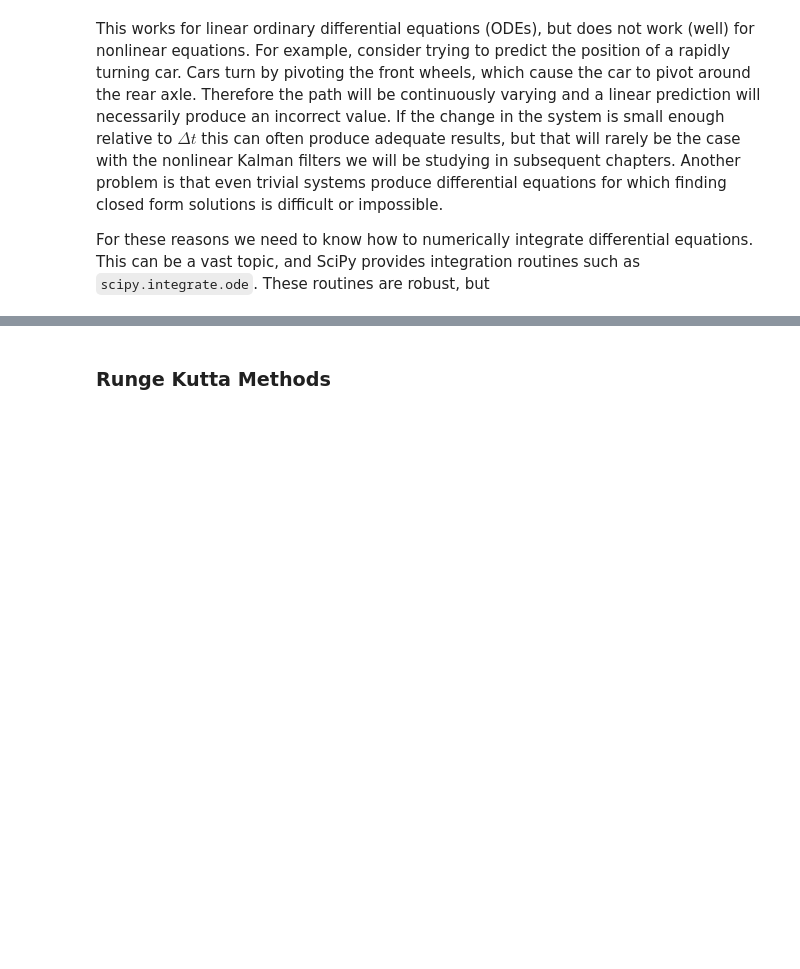
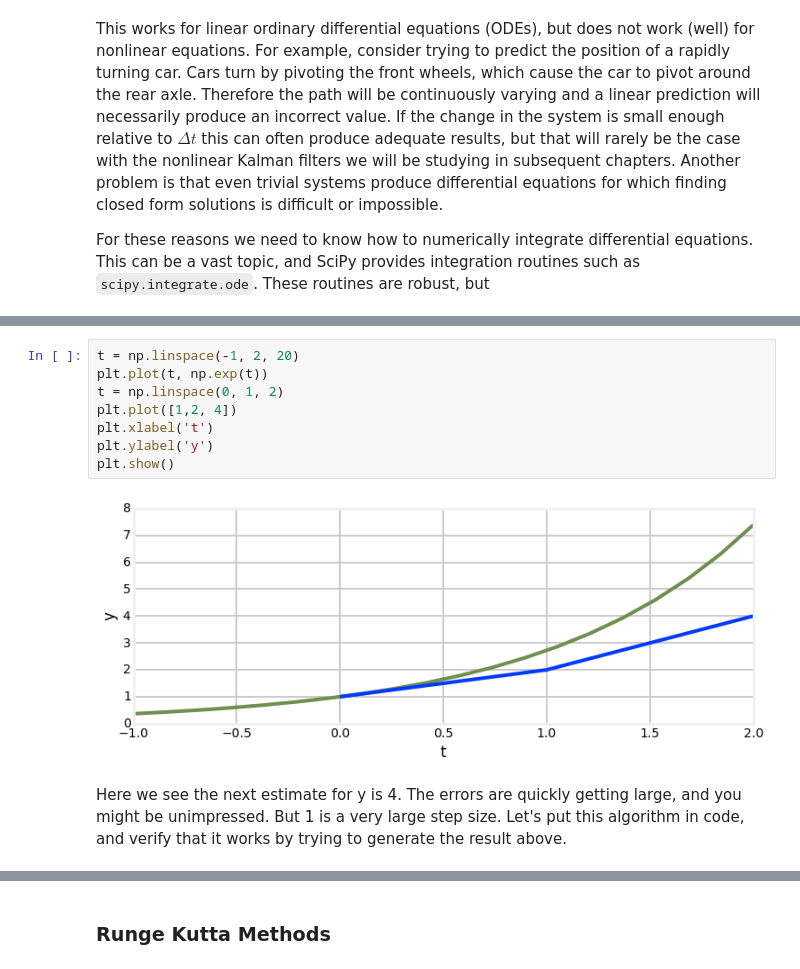
Before and after one commit to rlabbe/Kalman-and-Bayesian-Filters-in-Python, a Jupyter notebook: 07_Kalman_Filter_Math.ipynb, the cells around one changed output, grey strips where cells are left out. Cells and saved outputs as stored; diff of their text form; blank space fills up the shorter version.

```diff
--- a/07_Kalman_Filter_Math.ipynb
+++ b/07_Kalman_Filter_Math.ipynb
@@ -663,0 +765,12 @@ For these reasons we need to know how to numerically integrate differential equa
+# %%
+t = np.linspace(-1, 2, 20)
+plt.plot(t, np.exp(t))
+t = np.linspace(0, 1, 2)
+plt.plot([1,2, 4])
+plt.xlabel('t')
+plt.ylabel('y')
+plt.show()
+# %% [output]
+[figure, added]
+# %% [markdown]
+Here we see the next estimate for y is 4. The errors are quickly getting large, and you might be unimpressed. But 1 is a very large step size. Let's put this algorithm in code, and verify that it works by trying to generate the result above.
```
Also changed, not shown: parts of 34 cells of this notebook.
